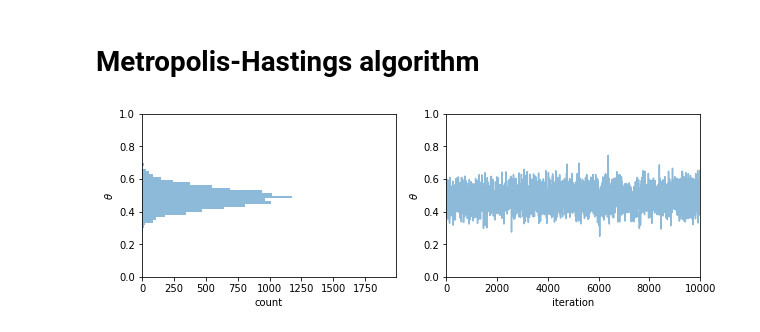
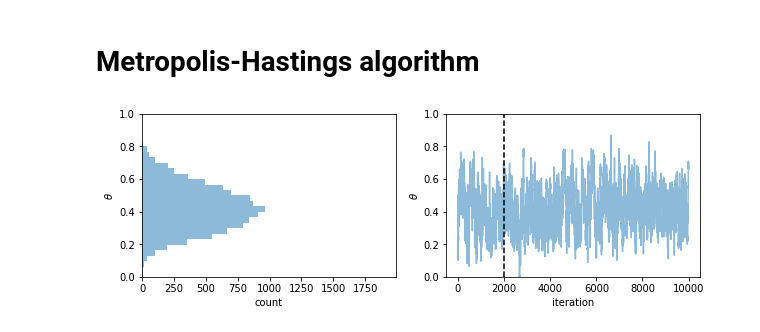
Before and after one commit to jsdiazpo/Bayesian-Digressions, a Jupyter notebook: Intro_MCMC.ipynb, the cells around one changed output. Saved outputs shown, nothing was run; the diff lists cells and outputs as text; code cells hidden in the pictures.

```diff
--- a/Intro_MCMC.ipynb
+++ b/Intro_MCMC.ipynb
@@ -91,10 +91,10 @@ def posterior(theta, a, b, n, k):
     norm = 1/1
     return norm * prior(theta, a, b) * likelihood(theta, n, k)
 # %%
-def r(theta, theta_last):
-    a, b, n, k = 30, 30, 10, 4
+def hastings_ratio(theta, theta_last):
+    a, b, n, k = 1, 1, 10, 4
     return posterior(theta, a, b, n, k) / posterior(theta_last, a, b, n, k)
 
 def prob_acceptance(theta, theta_last):
     # accept r < 1
-    return min([1, r(theta, theta_last)])
+    return min([1, hastings_ratio(theta, theta_last)])
@@ -111,30 +110,31 @@ def mh_sampling(theta, theta_last):
     return theta_new
 # %%
 # MCMC
-mu, sigma = 0.5, 0.1
+mu, sigma = 0.5, 0.05
 idx_max = 10000
 idx = [0]
 theta = [mu]
 for i in range(1, idx_max):
     idx.append(i)
     mu_i = theta[i-1]
     theta_i = proposal_dist(mu_i, sigma)
     theta_i = mh_sampling(theta=theta_i, theta_last=theta[i-1])
     theta.append(theta_i)
 
 ymin, ymax = 0, 1 #min([-1, min(theta)]), max([1, max(theta)])
 fig, ax = plt.subplots(nrows=1, ncols=2)
 fig.set_size_inches(10, 3)
 ax[0].hist(theta, bins=30, orientation='horizontal', alpha=0.5)
 ax[0].set_xlabel('count')
 ax[0].set_ylabel('$\\theta$')
 ax[0].set_xlim([0, idx_max/5-10])
 ax[0].set_ylim([ymin, ymax]);
 
 ax[1].plot(idx, theta, '-', alpha=0.5)
+ax[1].plot([burn_in, burn_in], [ymin, ymax], 'k--')
 ax[1].set_xlabel('iteration')
-ax[1].set_ylabel('$\\theta$')
-ax[1].set_xlim([0, idx_max])
+ax[1].set_ylabel('$\\theta$');
+# ax[1].set_xlim([0, idx_max])
 ax[1].set_ylim([ymin, ymax]);
 # %% [output]
-[figure, old version]
+[figure, new version]
```
Also changed, not shown: parts of 7 cells of this notebook.
